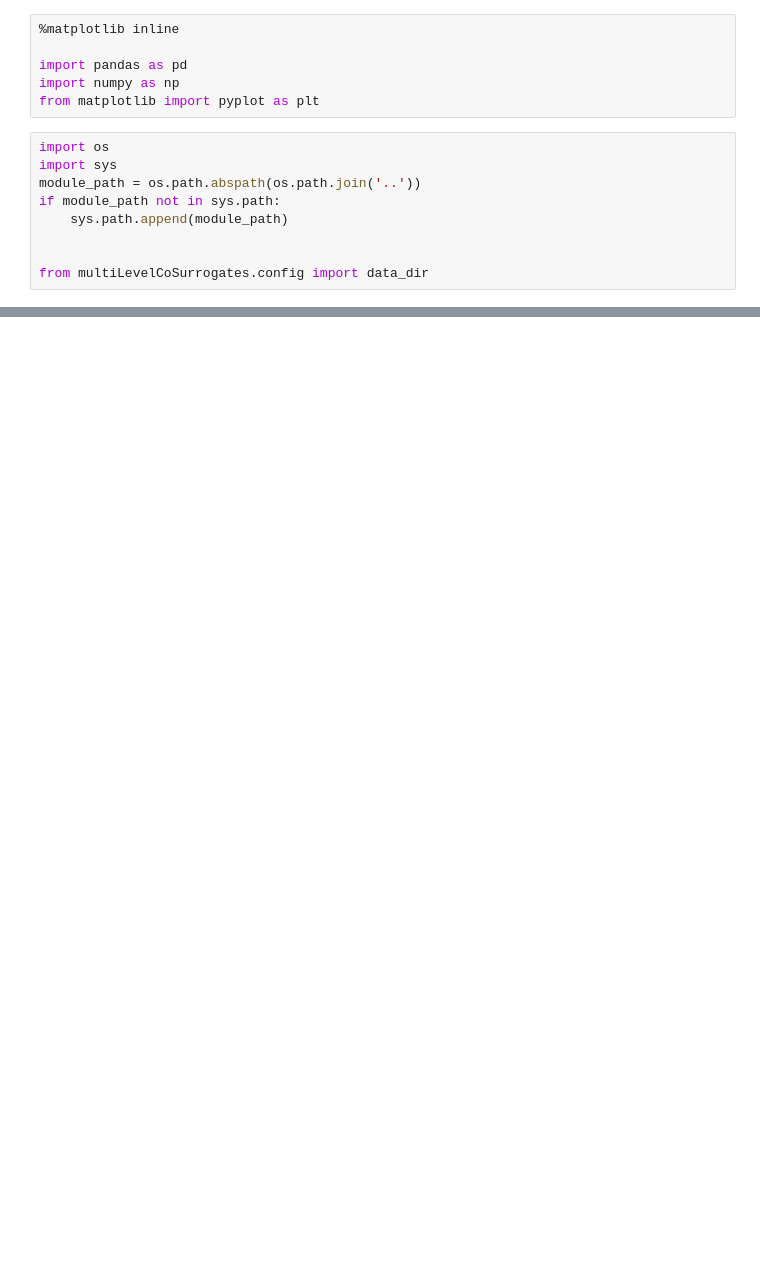
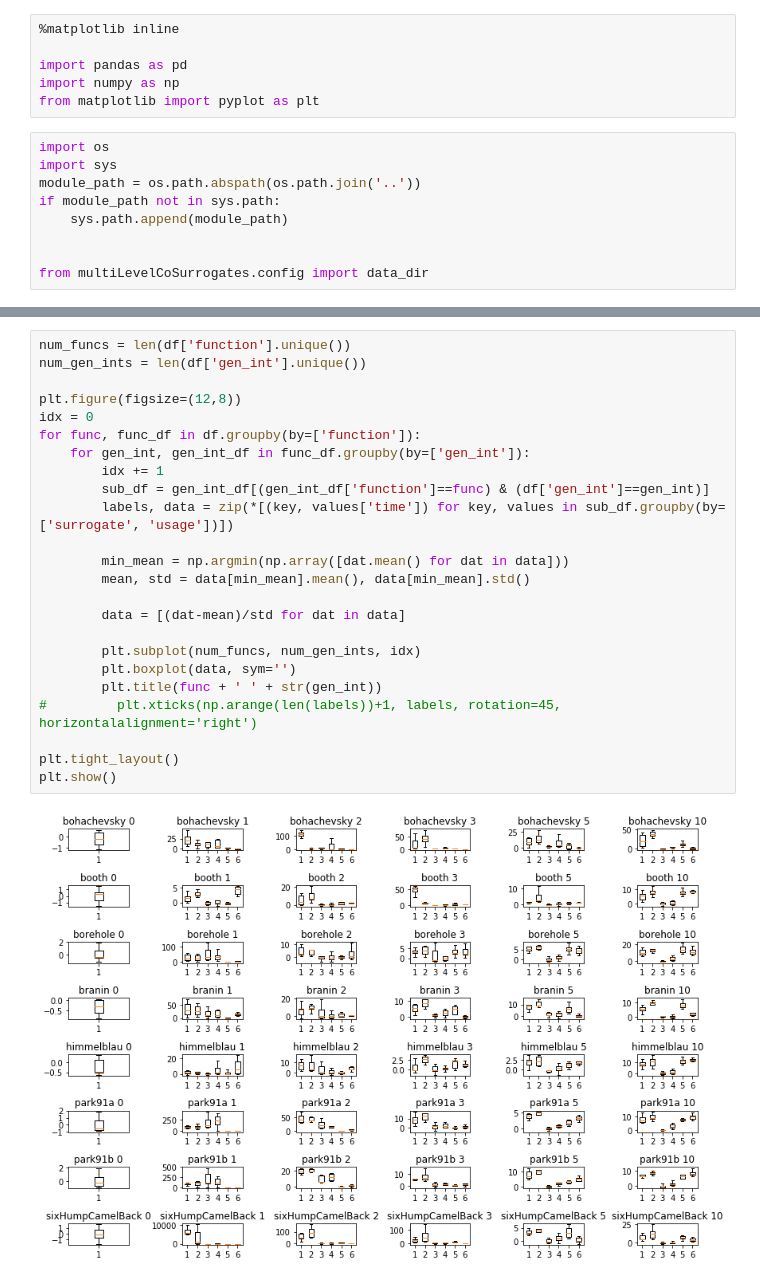
Before and after one commit to sjvrijn/multi-level-co-surrogates, a Jupyter notebook: multiLevelCoSurrogates/timing-analysis.ipynb, the cells around one changed output, grey strips where cells are left out. Saved outputs shown, nothing was run; the diff lists cells and outputs as text; blank space fills up the shorter version.

```diff
--- a/multiLevelCoSurrogates/timing-analysis.ipynb
+++ b/multiLevelCoSurrogates/timing-analysis.ipynb
@@ -50,0 +81,26 @@ df[(df['function']=='bohachevsky') & (df['gen_int']==1)].boxplot(column='time',
+# %%
+num_funcs = len(df['function'].unique())
+num_gen_ints = len(df['gen_int'].unique())
+
+plt.figure(figsize=(12,8))
+idx = 0
+for func, func_df in df.groupby(by=['function']):
+    for gen_int, gen_int_df in func_df.groupby(by=['gen_int']):
+        idx += 1
+        sub_df = gen_int_df[(gen_int_df['function']==func) & (df['gen_int']==gen_int)]
+        labels, data = zip(*[(key, values['time']) for key, values in sub_df.groupby(by=['surrogate', 'usage'])])
+
+        min_mean = np.argmin(np.array([dat.mean() for dat in data]))
+        mean, std = data[min_mean].mean(), data[min_mean].std()
+
+        data = [(dat-mean)/std for dat in data]
+
+        plt.subplot(num_funcs, num_gen_ints, idx)
+        plt.boxplot(data, sym='')
+        plt.title(func + ' ' + str(gen_int))
+#         plt.xticks(np.arange(len(labels))+1, labels, rotation=45, horizontalalignment='right')
+
+plt.tight_layout()
+plt.show()
+# %% [output]
+[figure, added]
```
Also changed, not shown: parts of 5 cells of this notebook.
